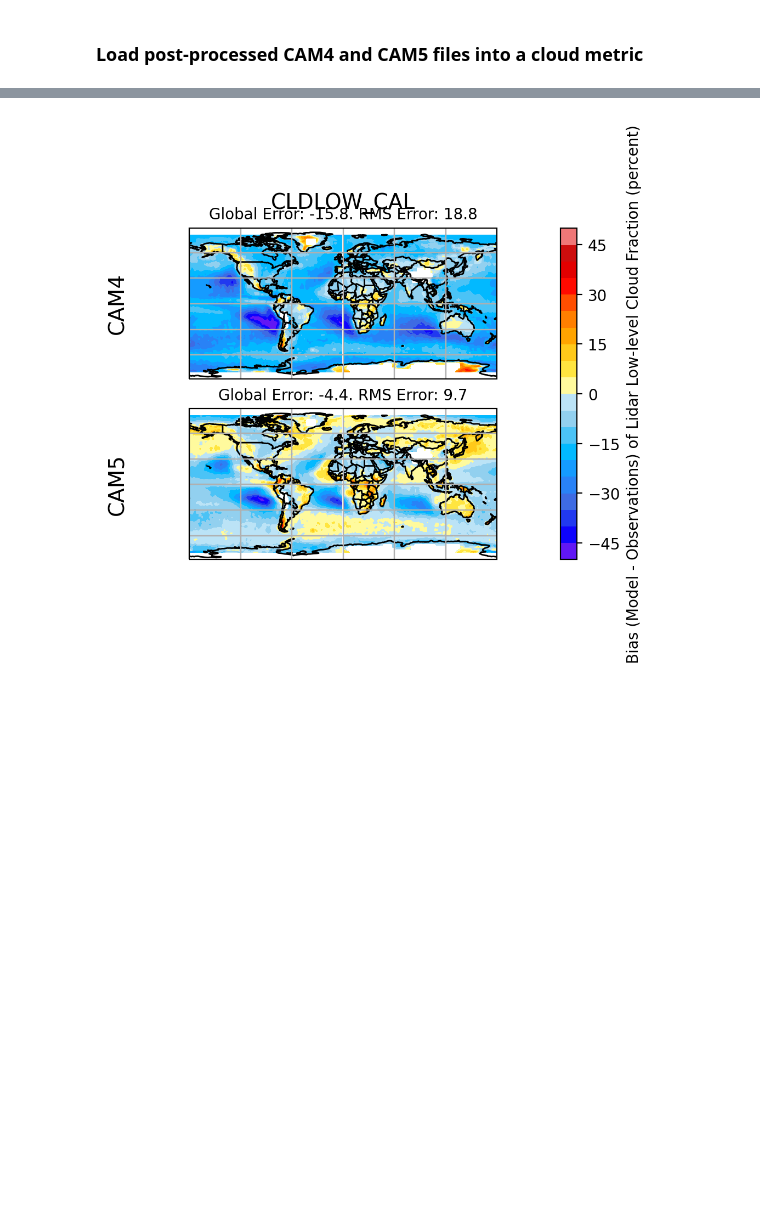
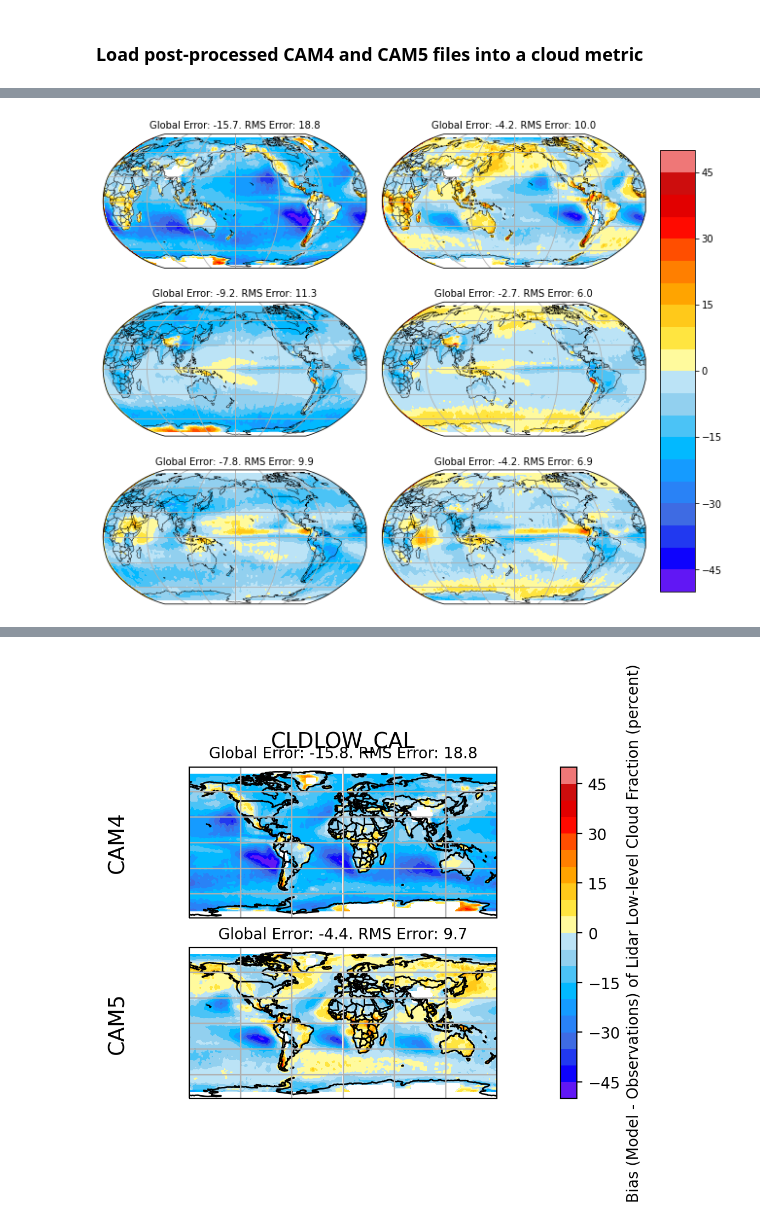
Before and after one commit to jshaw35/CESM2_analysis, a Jupyter notebook: CESM2_COSP/kay2012_fig5py.ipynb, the cells around one changed output, grey strips where cells are left out. Cells and saved outputs as stored; diff of their text form; code cells hidden in the pictures; blank space fills up the shorter version.

```diff
--- a/CESM2_COSP/kay2012_fig5py.ipynb
+++ b/CESM2_COSP/kay2012_fig5py.ipynb
@@ -76,0 +98,4 @@ cam5_1deg_release_amip load successfully.
+# %%
+fig
+# %% [output]
+[figure, added]
```
Also changed, not shown: parts of 13 cells of this notebook, 6 other files.
